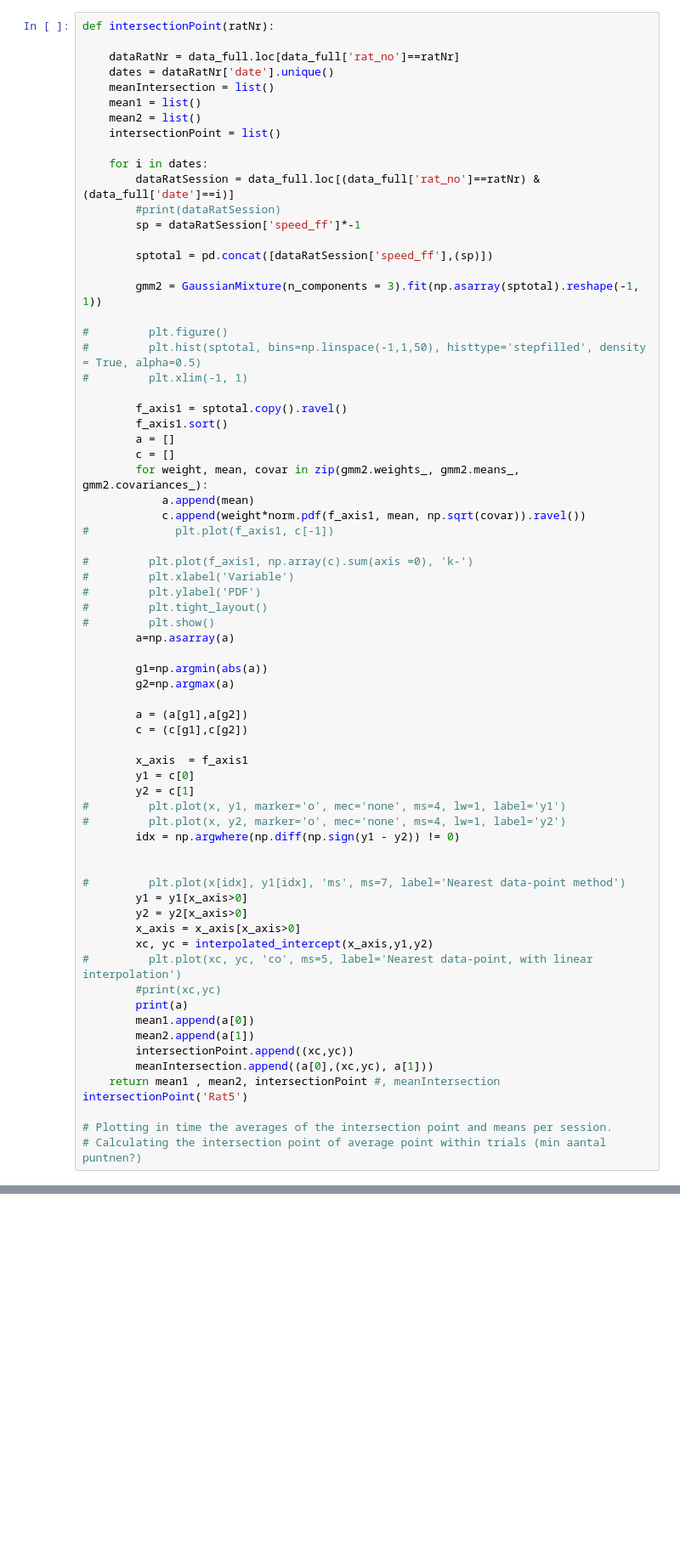
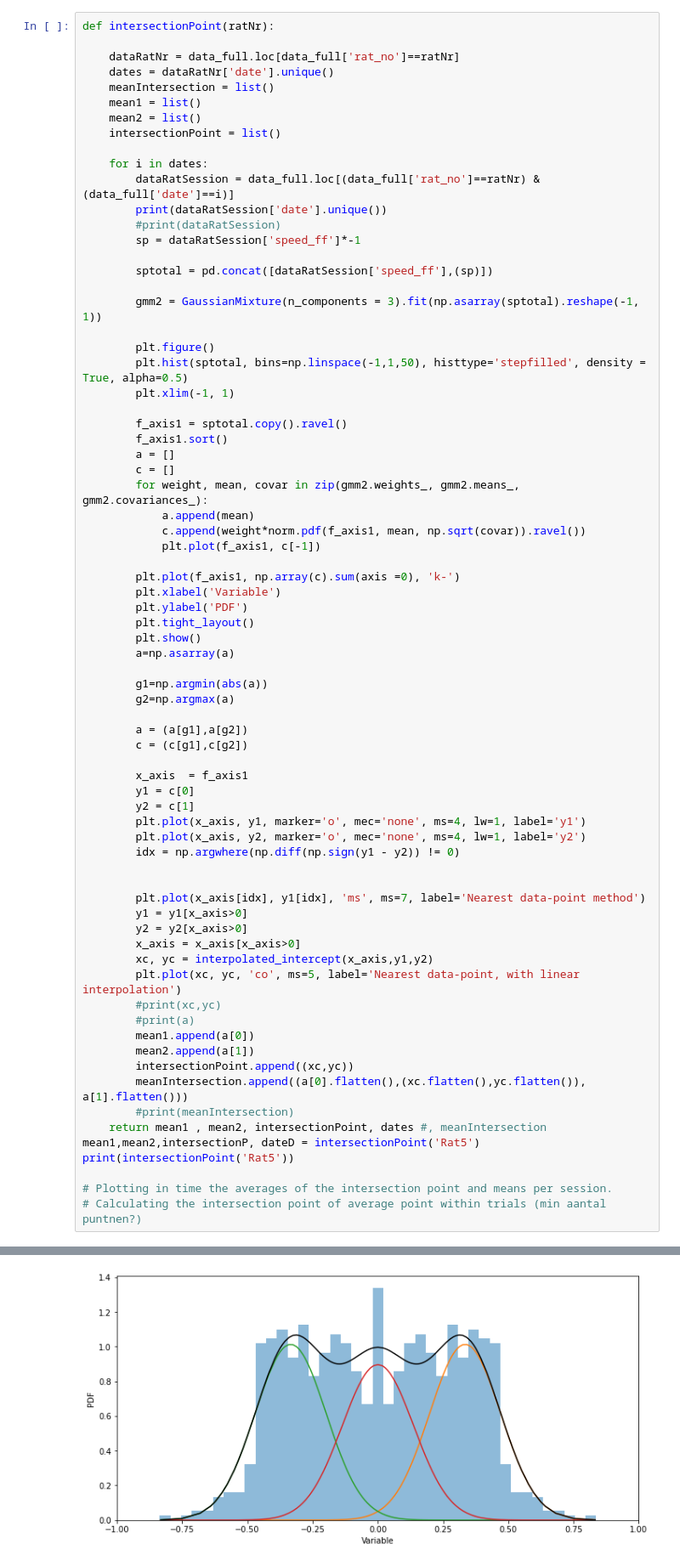
Before and after one commit to fstella/HM-Rat-Trajectories, a Jupyter notebook: Rat_HM_ExploreBehavSess.ipynb, the cells around one changed output, grey strips where cells are left out. Shown at 85% size. Drawn from its saved outputs; the diff is of its cells as text; blank space fills up the shorter version.

```diff
--- a/Rat_HM_ExploreBehavSess.ipynb
+++ b/Rat_HM_ExploreBehavSess.ipynb
@@ -363,6 +336,7 @@ def intersectionPoint(ratNr):
 
     for i in dates:
         dataRatSession = data_full.loc[(data_full['rat_no']==ratNr) & (data_full['date']==i)]
+        print(dataRatSession['date'].unique())
         #print(dataRatSession)
         sp = dataRatSession['speed_ff']*-1
 
@@ -370,9 +344,9 @@ def intersectionPoint(ratNr):
 
         gmm2 = GaussianMixture(n_components = 3).fit(np.asarray(sptotal).reshape(-1, 1))
 
-#         plt.figure()
-#         plt.hist(sptotal, bins=np.linspace(-1,1,50), histtype='stepfilled', density = True, alpha=0.5)
-#         plt.xlim(-1, 1)
+        plt.figure()
+        plt.hist(sptotal, bins=np.linspace(-1,1,50), histtype='stepfilled', density = True, alpha=0.5)
+        plt.xlim(-1, 1)
 
         f_axis1 = sptotal.copy().ravel()
         f_axis1.sort()
@@ -381,13 +355,13 @@ def intersectionPoint(ratNr):
         for weight, mean, covar in zip(gmm2.weights_, gmm2.means_, gmm2.covariances_):
             a.append(mean)
             c.append(weight*norm.pdf(f_axis1, mean, np.sqrt(covar)).ravel())
-#             plt.plot(f_axis1, c[-1])
+            plt.plot(f_axis1, c[-1])
 
-#         plt.plot(f_axis1, np.array(c).sum(axis =0), 'k-')
-#         plt.xlabel('Variable')
-#         plt.ylabel('PDF')
-#         plt.tight_layout()
-#         plt.show()
+        plt.plot(f_axis1, np.array(c).sum(axis =0), 'k-')
+        plt.xlabel('Variable')
+        plt.ylabel('PDF')
+        plt.tight_layout()
+        plt.show()
         a=np.asarray(a)
 
         g1=np.argmin(abs(a))
@@ -399,25 +373,27 @@ def intersectionPoint(ratNr):
         x_axis  = f_axis1
         y1 = c[0]
         y2 = c[1]
-#         plt.plot(x, y1, marker='o', mec='none', ms=4, lw=1, label='y1')
-#         plt.plot(x, y2, marker='o', mec='none', ms=4, lw=1, label='y2')
+        plt.plot(x_axis, y1, marker='o', mec='none', ms=4, lw=1, label='y1')
+        plt.plot(x_axis, y2, marker='o', mec='none', ms=4, lw=1, label='y2')
         idx = np.argwhere(np.diff(np.sign(y1 - y2)) != 0)
 
 
-#         plt.plot(x[idx], y1[idx], 'ms', ms=7, label='Nearest data-point method')
+        plt.plot(x_axis[idx], y1[idx], 'ms', ms=7, label='Nearest data-point method')
         y1 = y1[x_axis>0]
         y2 = y2[x_axis>0]
         x_axis = x_axis[x_axis>0]
         xc, yc = interpolated_intercept(x_axis,y1,y2)
-#         plt.plot(xc, yc, 'co', ms=5, label='Nearest data-point, with linear interpolation')
+        plt.plot(xc, yc, 'co', ms=5, label='Nearest data-point, with linear interpolation')
         #print(xc,yc)
-        print(a)
+        #print(a)
         mean1.append(a[0])
         mean2.append(a[1])
         intersectionPoint.append((xc,yc))
-        meanIntersection.append((a[0],(xc,yc), a[1]))
-    return mean1 , mean2, intersectionPoint #, meanIntersection
-intersectionPoint('Rat5')
+        meanIntersection.append((a[0].flatten(),(xc.flatten(),yc.flatten()), a[1].flatten()))
+        #print(meanIntersection)
+    return mean1 , mean2, intersectionPoint, dates #, meanIntersection
+mean1,mean2,intersectionP, dateD = intersectionPoint('Rat5')
+print(intersectionPoint('Rat5'))
 
 # Plotting in time the averages of the intersection point and means per session.
 # Calculating the intersection point of average point within trials (min aantal puntnen?)
@@ -430,0 +402 @@ intersectionPoint('Rat5')
+[figure, added]
```
Also changed, not shown: parts of 13 cells of this notebook.
